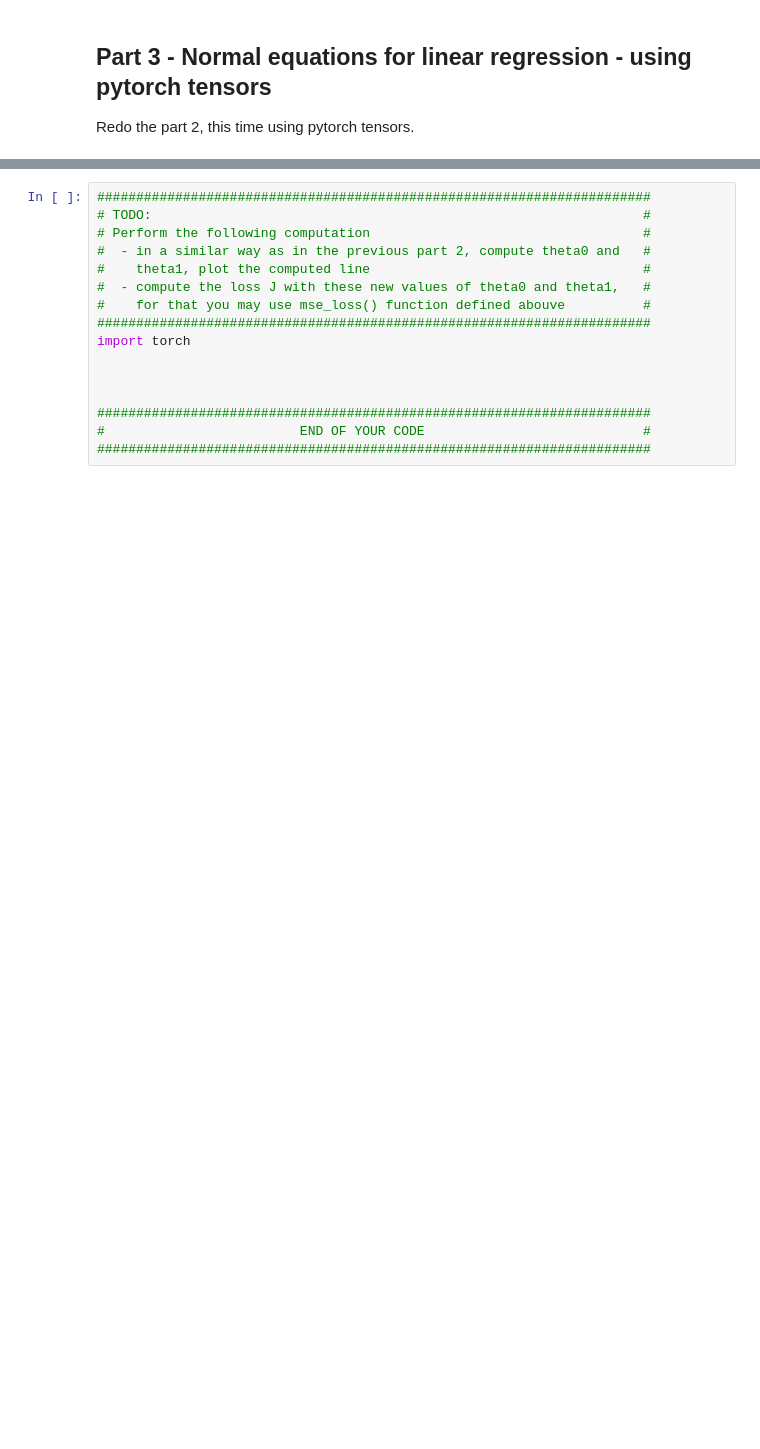
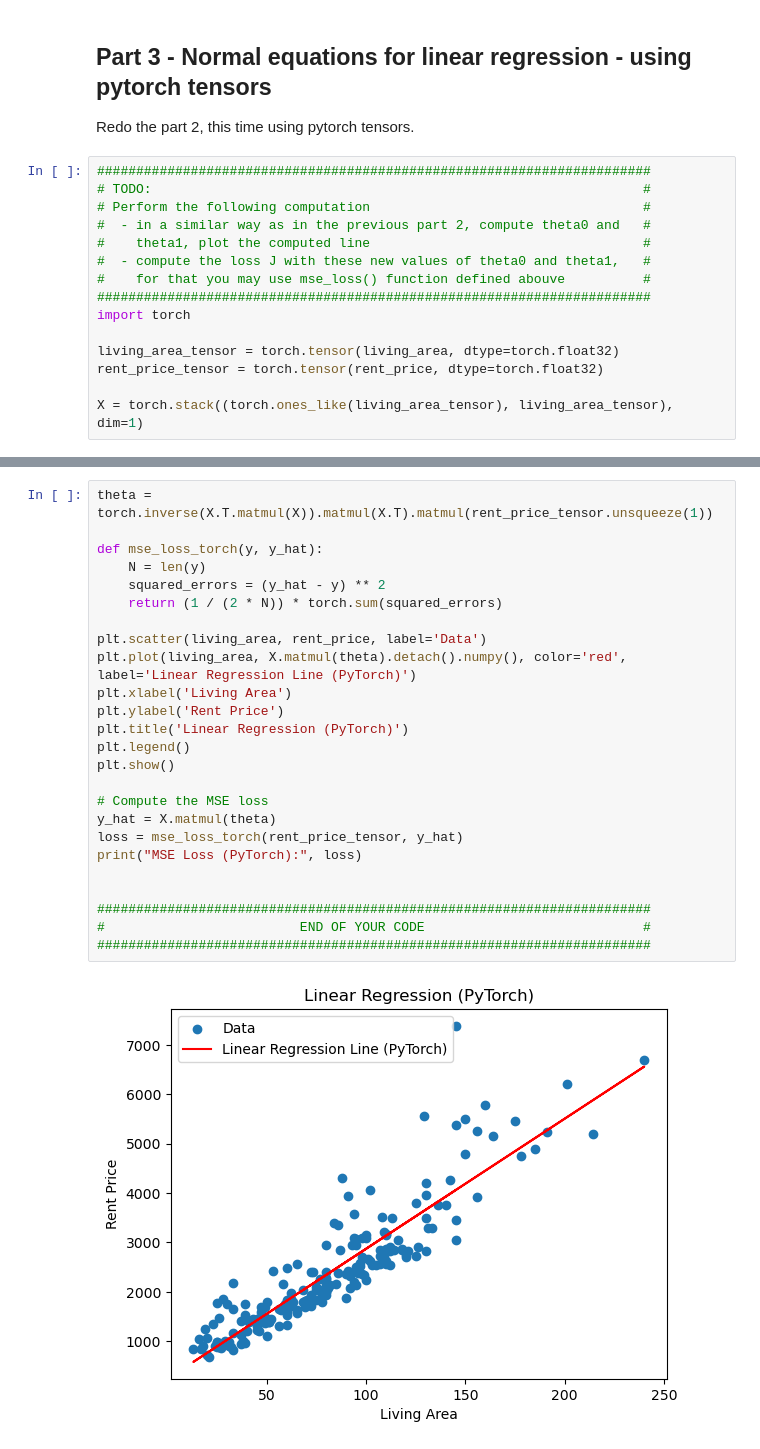
Before and after one commit to Dr-Shab/MSE-DeepLearn, a Jupyter notebook: DL-PW-01-G26/EX4-linear-regression-stud.ipynb, the cells around one changed output, grey strips where cells are left out. Cells and saved outputs as stored; diff of their text form; blank space fills up the shorter version.

```diff
--- a/DL-PW-01-G26/EX4-linear-regression-stud.ipynb
+++ b/DL-PW-01-G26/EX4-linear-regression-stud.ipynb
@@ -127,3 +166,18 @@ b) Compute the MSE loss according to the following equation:
 ## Part 3 - Normal equations for linear regression - using pytorch tensors
 
 Redo the part 2, this time using pytorch tensors.
+# %%
+#######################################################################
+# TODO:                                                               #
+# Perform the following computation                                   #
+#  - in a similar way as in the previous part 2, compute theta0 and   #
+#    theta1, plot the computed line                                   #
+#  - compute the loss J with these new values of theta0 and theta1,   #
+#    for that you may use mse_loss() function defined abouve          #
+#######################################################################
+import torch
+
+living_area_tensor = torch.tensor(living_area, dtype=torch.float32)
+rent_price_tensor = torch.tensor(rent_price, dtype=torch.float32)
+
+X = torch.stack((torch.ones_like(living_area_tensor), living_area_tensor), dim=1)
@@ -130,16 +199,27 @@ Redo the part 2, this time using pytorch tensors.
 # %%
-#######################################################################
-# TODO:                                                               #
-# Perform the following computation                                   #
-#  - in a similar way as in the previous part 2, compute theta0 and   #
-#    theta1, plot the computed line                                   #
-#  - compute the loss J with these new values of theta0 and theta1,   #
-#    for that you may use mse_loss() function defined abouve          #
-#######################################################################
-import torch
+theta = torch.inverse(X.T.matmul(X)).matmul(X.T).matmul(rent_price_tensor.unsqueeze(1))
 
+def mse_loss_torch(y, y_hat):
+    N = len(y)
+    squared_errors = (y_hat - y) ** 2
+    return (1 / (2 * N)) * torch.sum(squared_errors)
+
+plt.scatter(living_area, rent_price, label='Data')
+plt.plot(living_area, X.matmul(theta).detach().numpy(), color='red', label='Linear Regression Line (PyTorch)')
+plt.xlabel('Living Area')
+plt.ylabel('Rent Price')
+plt.title('Linear Regression (PyTorch)')
+plt.legend()
+plt.show()
+
+# Compute the MSE loss
+y_hat = X.matmul(theta)
+loss = mse_loss_torch(rent_price_tensor, y_hat)
+print("MSE Loss (PyTorch):", loss)
 
 
 #######################################################################
 #                         END OF YOUR CODE                            #
 #######################################################################
+# %% [output]
+[figure, added]
```
Also changed, not shown: parts of 10 cells of this notebook.
